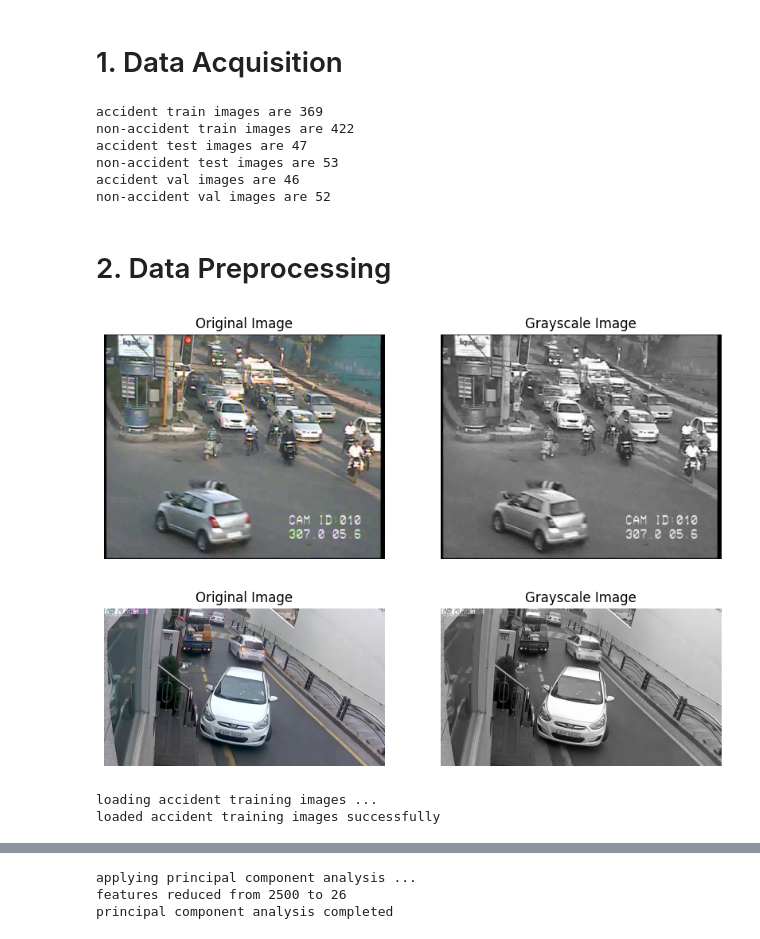
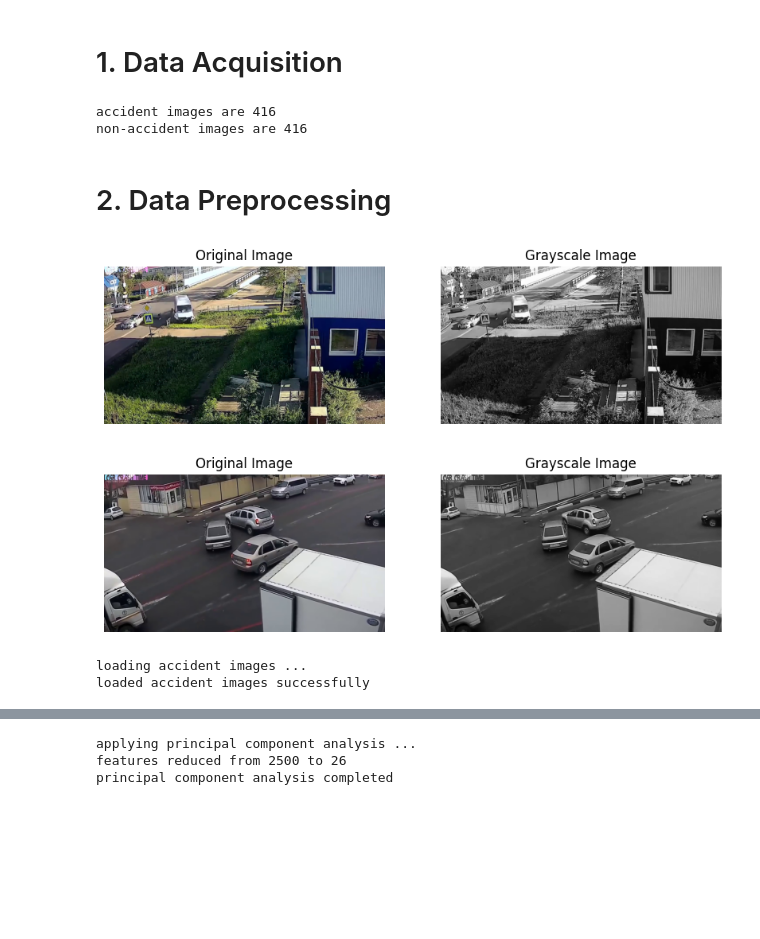
Before and after one commit to streakcraze/accident-detection-in-kenya, a Jupyter notebook: 1Dneuralnet_(with_pca).ipynb, the cells around one changed output, grey strips where cells are left out. Cells and saved outputs as stored; diff of their text form; code cells hidden in the pictures; blank space fills up the shorter version.

```diff
--- a/1Dneuralnet_(with_pca).ipynb
+++ b/1Dneuralnet_(with_pca).ipynb
@@ -9,26 +5,16 @@ val_dir = "/content/drive/MyDrive/Colab Notebooks/accident-image-classification/
-# %%
-import os
-
-accident_train_images = os.listdir(os.path.join(train_dir, "Accident"))
-nonaccident_train_images = os.listdir(os.path.join(train_dir, "Non Accident"))
-accident_test_images = os.listdir(os.path.join(test_dir, "Accident"))
-nonaccident_test_images = os.listdir(os.path.join(test_dir, "Non Accident"))
-accident_val_images = os.listdir(os.path.join(val_dir, "Accident"))
-nonaccident_val_images = os.listdir(os.path.join(val_dir, "Non Accident"))
-
-print(f"accident train images are {len(accident_train_images)}")
-print(f"non-accident train images are {len(nonaccident_train_images)}")
-print(f"accident test images are {len(accident_test_images)}")
-print(f"non-accident test images are {len(nonaccident_test_images)}")
-print(f"accident val images are {len(accident_val_images)}")
-print(f"non-accident val images are {len(nonaccident_val_images)}")
-# %% [output]
-accident train images are 369
-non-accident train images are 422
-accident test images are 47
-non-accident test images are 53
-accident val images are 46
-non-accident val images are 52
+# %%
+import os
+
+train_dir = "/content/drive/MyDrive/Colab Notebooks/accident-image-classification/dataset1/train"
+
+accident_images = os.listdir(os.path.join(train_dir, "accident"))
+nonaccident_images = os.listdir(os.path.join(train_dir, "non-accident"))
+
+print(f"accident images are {len(accident_images)}")
+print(f"non-accident images are {len(nonaccident_images)}")
+# %% [output]
+accident images are 416
+non-accident images are 416
 # %% [markdown]
 # 2. Data Preprocessing
 # %%
@@ -37,41 +23,41 @@ from skimage import io, color, transform
 import matplotlib.pyplot as plt
 import gc
 # %%
-accident_train_img = io.imread(os.path.join(train_dir, "Accident", accident_train_images[1]))
-accident_train_gray = color.rgb2gray(accident_train_img)
+accident_img = io.imread(os.path.join(train_dir, "accident", accident_images[1]))
+accident_gray = color.rgb2gray(accident_img)
 
 # plotting the original and grayscale images side by side
 plt.figure(figsize=(10, 5))
 plt.subplot(1, 2, 1)
-plt.imshow(accident_train_img, cmap='gray')
+plt.imshow(accident_img, cmap='gray')
 plt.title('Original Image')
 plt.axis('off')
 
 plt.subplot(1, 2, 2)
-plt.imshow(accident_train_gray, cmap='gray')
+plt.imshow(accident_gray, cmap='gray')
 plt.title('Grayscale Image')
 plt.axis('off')
 
 plt.show()
 # %% [output]
-[figure, old version]
+[figure, new version]
 # %%
-nonaccident_train_img = io.imread(os.path.join(train_dir, "Non Accident", nonaccident_train_images[1]))
-nonaccident_train_gray = color.rgb2gray(nonaccident_train_img)
+nonaccident_img = io.imread(os.path.join(train_dir, "non-accident", nonaccident_images[1]))
+nonaccident_gray = color.rgb2gray(nonaccident_img)
 
 # plotting the original and grayscale images side by side
 plt.figure(figsize=(10, 5))
 plt.subplot(1, 2, 1)
-plt.imshow(nonaccident_train_img, cmap='gray')
+plt.imshow(nonaccident_img, cmap='gray')
 plt.title('Original Image')
 plt.axis('off')
 
 plt.subplot(1, 2, 2)
-plt.imshow(nonaccident_train_gray, cmap='gray')
+plt.imshow(nonaccident_gray, cmap='gray')
 plt.title('Grayscale Image')
 plt.axis('off')
 
 plt.show()
 # %% [output]
-[figure, old version]
+[figure, new version]
 # %%
@@ -81,11 +67,11 @@ train_labels = np.append(np.full(369, 0), np.full(422, 1))
 # %%
-accident_train_features = []
+accident_features = []
 
-print("loading accident training images ...")
+print("loading accident images ...")
 
-for img in accident_train_images:
+for img in accident_images:
   # load the RGB image
-  rgb_img = io.imread(os.path.join(train_dir, "Accident", img))
+  rgb_img = io.imread(os.path.join(train_dir, "accident", img))
   # convert RGB to grayscale
   gray_img = color.rgb2gray(rgb_img)
   # resize the image
@@ -95,13 +81,13 @@ for img in accident_train_images:
   # flatten the image array
   flat_img = normalized_img.flatten()
   # append to features list
-  accident_train_features.append(flat_img)
+  accident_features.append(flat_img)
 
-train_features = np.vstack(accident_train_features)
-del accident_train_features
+features = np.vstack(accident_features)
+del accident_features
 gc.collect()
-print("loaded accident training images successfully")
+print("loaded accident images successfully")
 # %% [output]
-loading accident training images ...
-loaded accident training images successfully
+loading accident images ...
+loaded accident images successfully
 # %%
```
Also changed, not shown: parts of 22 cells of this notebook.
